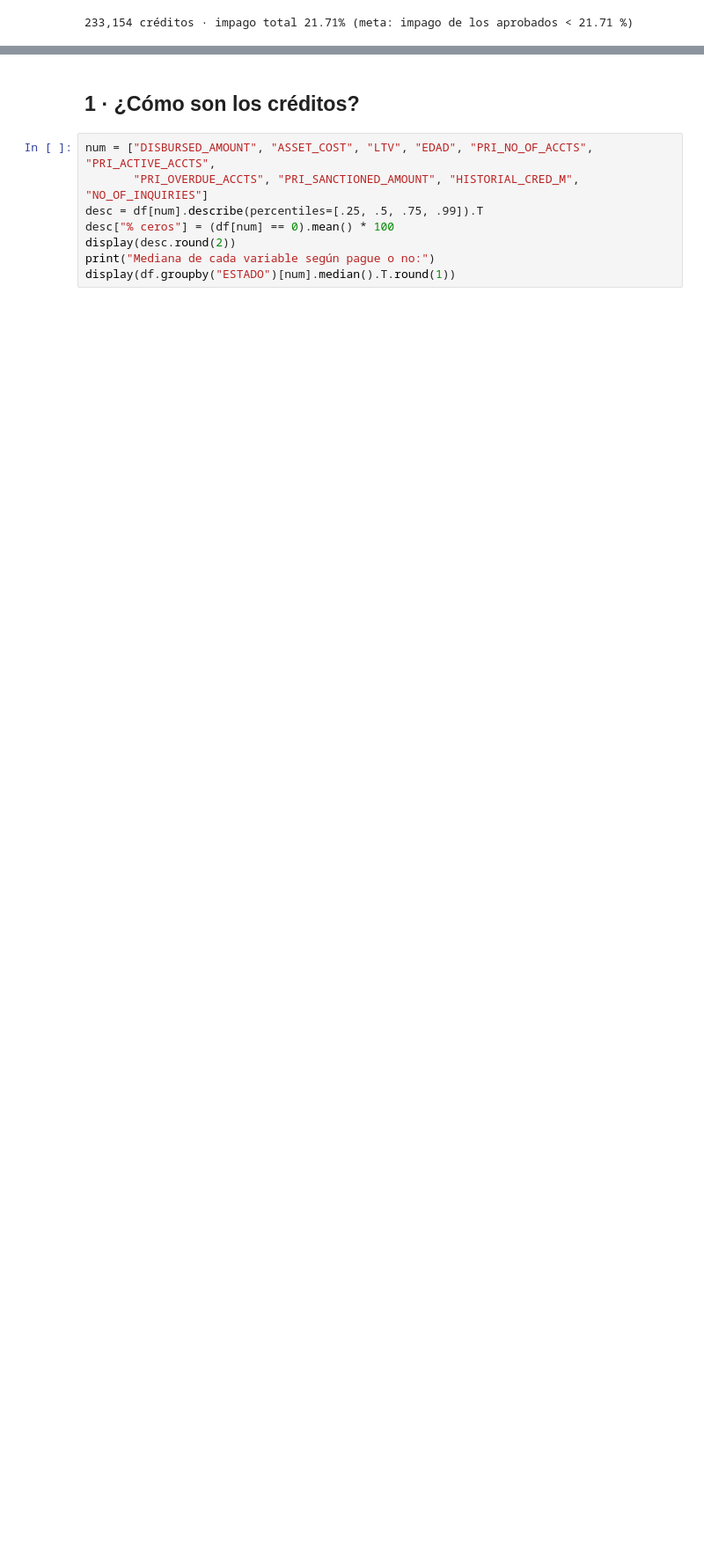
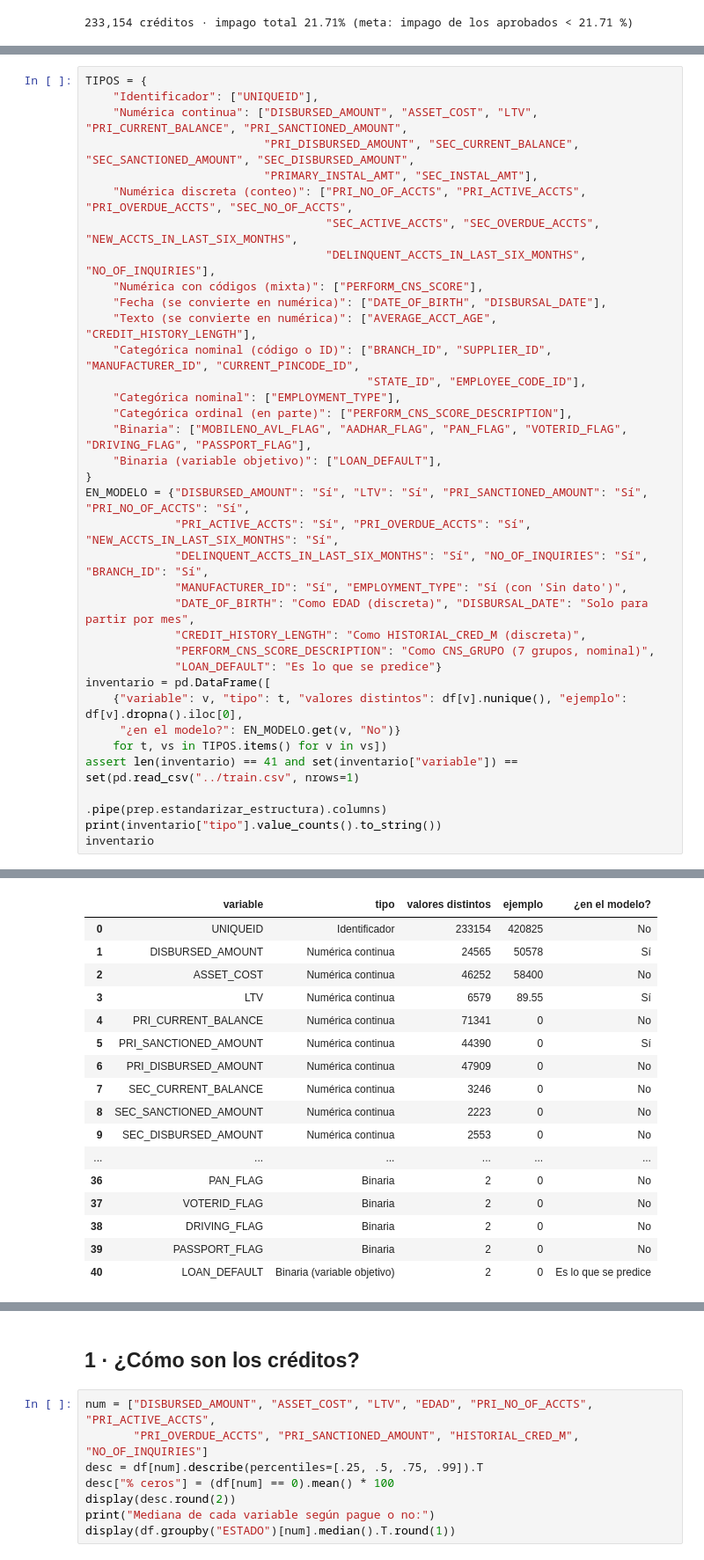
Before and after one commit to Abrilskop/proyecto-uniandes, a Jupyter notebook: eda/eda.ipynb, the cells around one changed output, grey strips where cells are left out. Shown at 88% size. Cells and saved outputs as stored; diff of their text form; blank space fills up the shorter version.

```diff
--- a/eda/eda.ipynb
+++ b/eda/eda.ipynb
@@ -42,0 +57,36 @@ print(f"{len(df):,} créditos · impago total {df['LOAN_DEFAULT'].mean():.2%} (m
+# %%
+TIPOS = {
+    "Identificador": ["UNIQUEID"],
+    "Numérica continua": ["DISBURSED_AMOUNT", "ASSET_COST", "LTV", "PRI_CURRENT_BALANCE", "PRI_SANCTIONED_AMOUNT",
+                          "PRI_DISBURSED_AMOUNT", "SEC_CURRENT_BALANCE", "SEC_SANCTIONED_AMOUNT", "SEC_DISBURSED_AMOUNT",
+                          "PRIMARY_INSTAL_AMT", "SEC_INSTAL_AMT"],
+    "Numérica discreta (conteo)": ["PRI_NO_OF_ACCTS", "PRI_ACTIVE_ACCTS", "PRI_OVERDUE_ACCTS", "SEC_NO_OF_ACCTS",
+                                   "SEC_ACTIVE_ACCTS", "SEC_OVERDUE_ACCTS", "NEW_ACCTS_IN_LAST_SIX_MONTHS",
+                                   "DELINQUENT_ACCTS_IN_LAST_SIX_MONTHS", "NO_OF_INQUIRIES"],
+    "Numérica con códigos (mixta)": ["PERFORM_CNS_SCORE"],
+    "Fecha (se convierte en numérica)": ["DATE_OF_BIRTH", "DISBURSAL_DATE"],
+    "Texto (se convierte en numérica)": ["AVERAGE_ACCT_AGE", "CREDIT_HISTORY_LENGTH"],
+    "Categórica nominal (código o ID)": ["BRANCH_ID", "SUPPLIER_ID", "MANUFACTURER_ID", "CURRENT_PINCODE_ID",
+                                         "STATE_ID", "EMPLOYEE_CODE_ID"],
+    "Categórica nominal": ["EMPLOYMENT_TYPE"],
+    "Categórica ordinal (en parte)": ["PERFORM_CNS_SCORE_DESCRIPTION"],
+    "Binaria": ["MOBILENO_AVL_FLAG", "AADHAR_FLAG", "PAN_FLAG", "VOTERID_FLAG", "DRIVING_FLAG", "PASSPORT_FLAG"],
+    "Binaria (variable objetivo)": ["LOAN_DEFAULT"],
+}
+EN_MODELO = {"DISBURSED_AMOUNT": "Sí", "LTV": "Sí", "PRI_SANCTIONED_AMOUNT": "Sí", "PRI_NO_OF_ACCTS": "Sí",
+             "PRI_ACTIVE_ACCTS": "Sí", "PRI_OVERDUE_ACCTS": "Sí", "NEW_ACCTS_IN_LAST_SIX_MONTHS": "Sí",
+             "DELINQUENT_ACCTS_IN_LAST_SIX_MONTHS": "Sí", "NO_OF_INQUIRIES": "Sí", "BRANCH_ID": "Sí",
+             "MANUFACTURER_ID": "Sí", "EMPLOYMENT_TYPE": "Sí (con 'Sin dato')",
+             "DATE_OF_BIRTH": "Como EDAD (discreta)", "DISBURSAL_DATE": "Solo para partir por mes",
+             "CREDIT_HISTORY_LENGTH": "Como HISTORIAL_CRED_M (discreta)",
+             "PERFORM_CNS_SCORE_DESCRIPTION": "Como CNS_GRUPO (7 grupos, nominal)",
+             "LOAN_DEFAULT": "Es lo que se predice"}
+inventario = pd.DataFrame([
+    {"variable": v, "tipo": t, "valores distintos": df[v].nunique(), "ejemplo": df[v].dropna().iloc[0],
+     "¿en el modelo?": EN_MODELO.get(v, "No")}
+    for t, vs in TIPOS.items() for v in vs])
+assert len(inventario) == 41 and set(inventario["variable"]) == set(pd.read_csv("../train.csv", nrows=1)
+                                                                    .pipe(prep.estandarizar_estructura).columns)
+print(inventario["tipo"].value_counts().to_string())
+inventario
+# %% [output]
@@ -42,0 +105,17 @@ print(f"{len(df):,} créditos · impago total {df['LOAN_DEFAULT'].mean():.2%} (m
+|  | variable | tipo | valores distintos | ejemplo | ¿en el modelo? |
+| 0 | UNIQUEID | Identificador | 233154 | 420825 | No |
+| 1 | DISBURSED_AMOUNT | Numérica continua | 24565 | 50578 | Sí |
+| 2 | ASSET_COST | Numérica continua | 46252 | 58400 | No |
+| 3 | LTV | Numérica continua | 6579 | 89.55 | Sí |
+| 4 | PRI_CURRENT_BALANCE | Numérica continua | 71341 | 0 | No |
+| 5 | PRI_SANCTIONED_AMOUNT | Numérica continua | 44390 | 0 | Sí |
+| 6 | PRI_DISBURSED_AMOUNT | Numérica continua | 47909 | 0 | No |
+| 7 | SEC_CURRENT_BALANCE | Numérica continua | 3246 | 0 | No |
+| 8 | SEC_SANCTIONED_AMOUNT | Numérica continua | 2223 | 0 | No |
+| 9 | SEC_DISBURSED_AMOUNT | Numérica continua | 2553 | 0 | No |
+| ... | ... | ... | ... | ... | ... |
+| 36 | PAN_FLAG | Binaria | 2 | 0 | No |
+| 37 | VOTERID_FLAG | Binaria | 2 | 0 | No |
+| 38 | DRIVING_FLAG | Binaria | 2 | 0 | No |
+| 39 | PASSPORT_FLAG | Binaria | 2 | 0 | No |
+| 40 | LOAN_DEFAULT | Binaria (variable objetivo) | 2 | 0 | Es lo que se predice |
```
Also changed, not shown: parts of 5 cells of this notebook, 1 other file.
